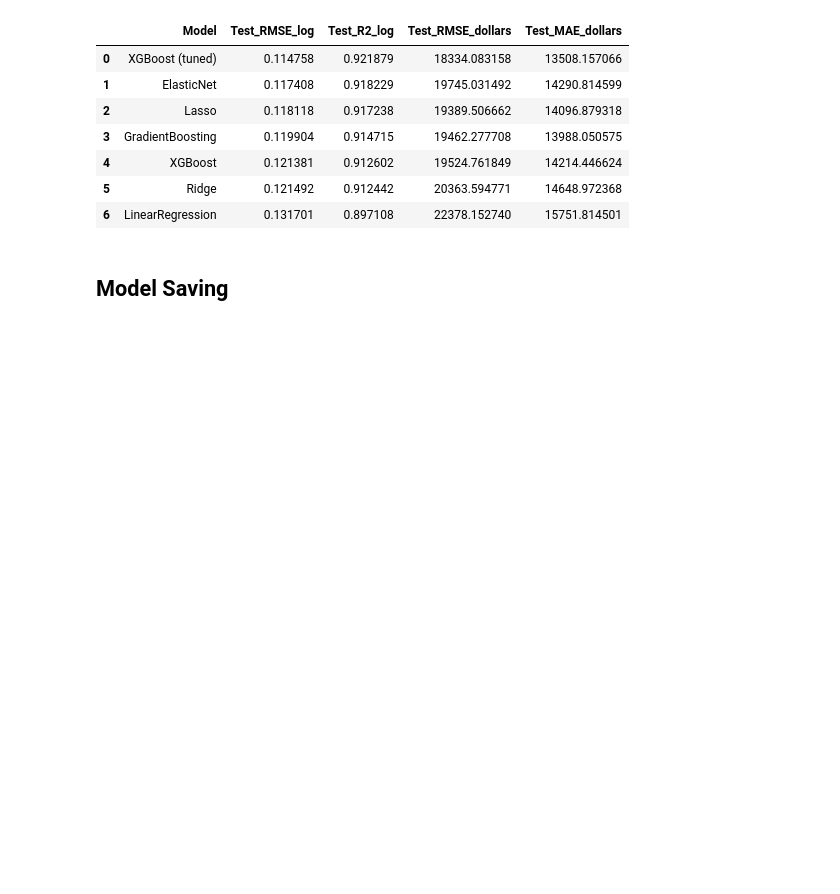
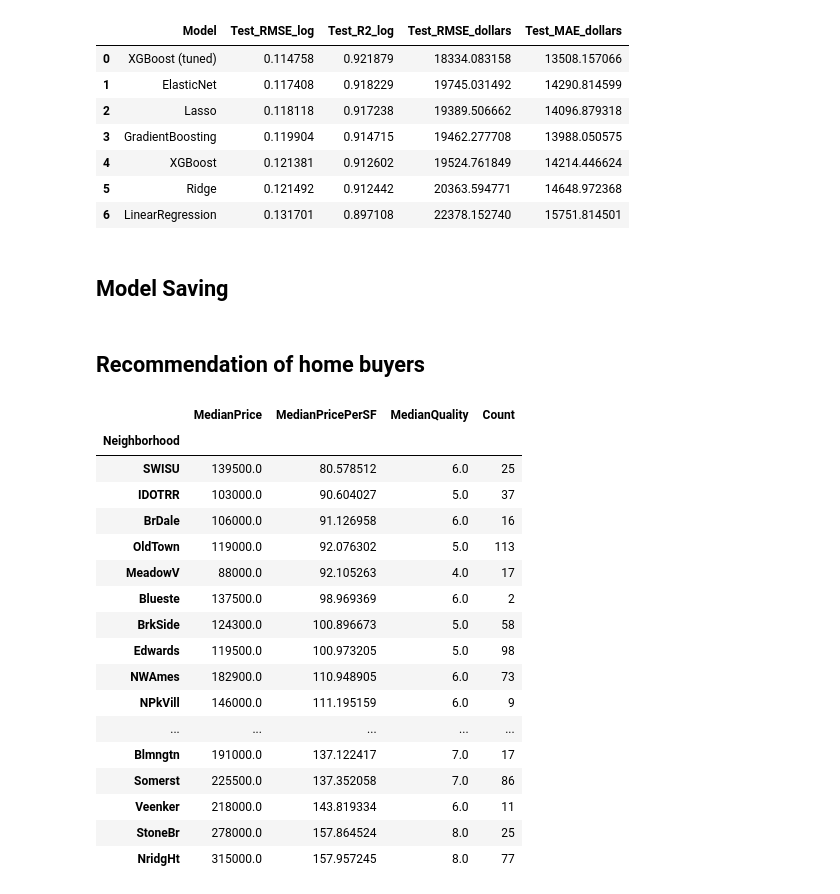
Before and after one commit to yashwant2002/House_Price_Prediction_ML, a Jupyter notebook: notebook/House_Price_Prediction.ipynb, the cells around one changed output. Drawn from its saved outputs; the diff is of its cells as text; code cells hidden in the pictures; blank space fills up the shorter version.

```diff
--- a/notebook/House_Price_Prediction.ipynb
+++ b/notebook/House_Price_Prediction.ipynb
@@ -761,3 +761,34 @@ import pickle
 
 with open("../models/best_model.pkl", "wb") as f:
     pickle.dump(best_pipe, f)
+# %% [markdown]
+## Recommendation of home buyers
+# %%
+val_view = df_clean.copy()
+val_view['PricePerSF'] = val_view['SalePrice'] / val_view['GrLivArea']
+neigh_value = val_view.groupby('Neighborhood').agg(
+    MedianPrice=('SalePrice', 'median'),
+    MedianPricePerSF=('PricePerSF', 'median'),
+    MedianQuality=('OverallQual', 'median'),
+    Count=('SalePrice', 'size')
+).sort_values('MedianPricePerSF')
+neigh_value
+# %% [output]
+|  | MedianPrice | MedianPricePerSF | MedianQuality | Count |
+| Neighborhood |  |  |  |  |
+| SWISU | 139500.0 | 80.578512 | 6.0 | 25 |
+| IDOTRR | 103000.0 | 90.604027 | 5.0 | 37 |
+| BrDale | 106000.0 | 91.126958 | 6.0 | 16 |
+| OldTown | 119000.0 | 92.076302 | 5.0 | 113 |
+| MeadowV | 88000.0 | 92.105263 | 4.0 | 17 |
+| Blueste | 137500.0 | 98.969369 | 6.0 | 2 |
+| BrkSide | 124300.0 | 100.896673 | 5.0 | 58 |
+| Edwards | 119500.0 | 100.973205 | 5.0 | 98 |
+| NWAmes | 182900.0 | 110.948905 | 6.0 | 73 |
+| NPkVill | 146000.0 | 111.195159 | 6.0 | 9 |
+| ... | ... | ... | ... | ... |
+| Blmngtn | 191000.0 | 137.122417 | 7.0 | 17 |
+| Somerst | 225500.0 | 137.352058 | 7.0 | 86 |
+| Veenker | 218000.0 | 143.819334 | 6.0 | 11 |
+| StoneBr | 278000.0 | 157.864524 | 8.0 | 25 |
+| NridgHt | 315000.0 | 157.957245 | 8.0 | 77 |
```
Also changed, not shown: 2 other files.
